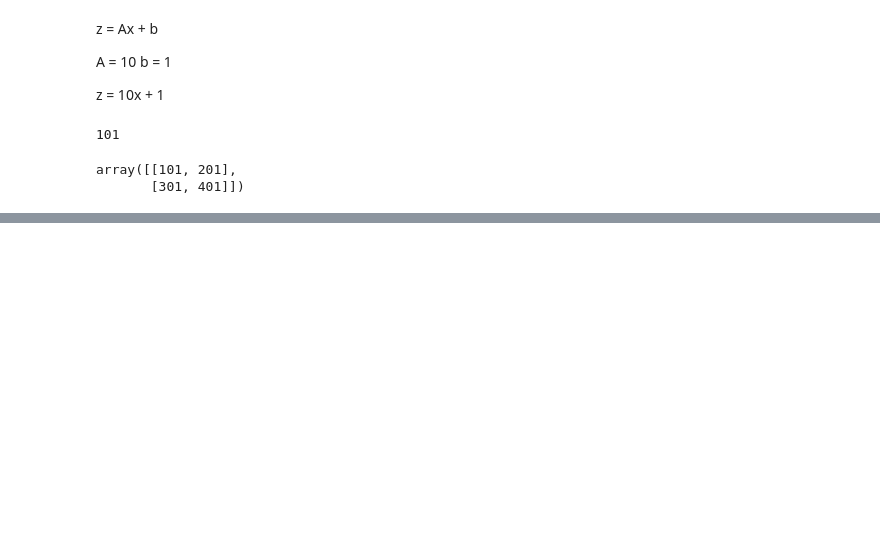
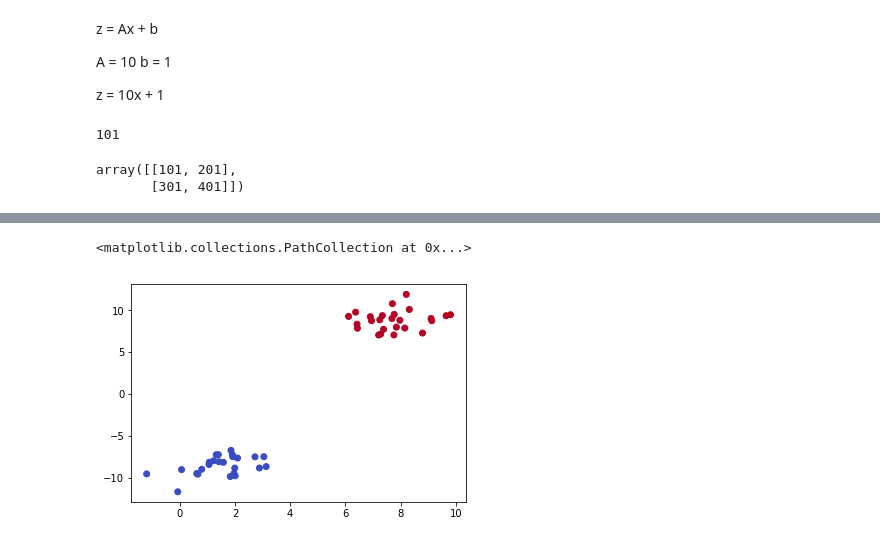
Before and after one commit to Sahil-Tah/HandsOnML, a Jupyter notebook: 02 - Neural Network Basics/Manual Neural Network.ipynb, the cells around one changed output, grey strips where cells are left out. Drawn from its saved outputs; the diff is of its cells as text; code cells hidden in the pictures; blank space fills up the shorter version.

```diff
--- a/02 - Neural Network Basics/Manual Neural Network.ipynb
+++ b/02 - Neural Network Basics/Manual Neural Network.ipynb
@@ -182,0 +247,5 @@ array([[101, 201],
+# %%
+plt.scatter(features[:,0], features[:,1],c=labels,cmap='coolwarm')
+# %% [output]
+<matplotlib.collections.PathCollection at 0x...>
+[figure, added]
```
Also changed, not shown: parts of 26 cells of this notebook.
